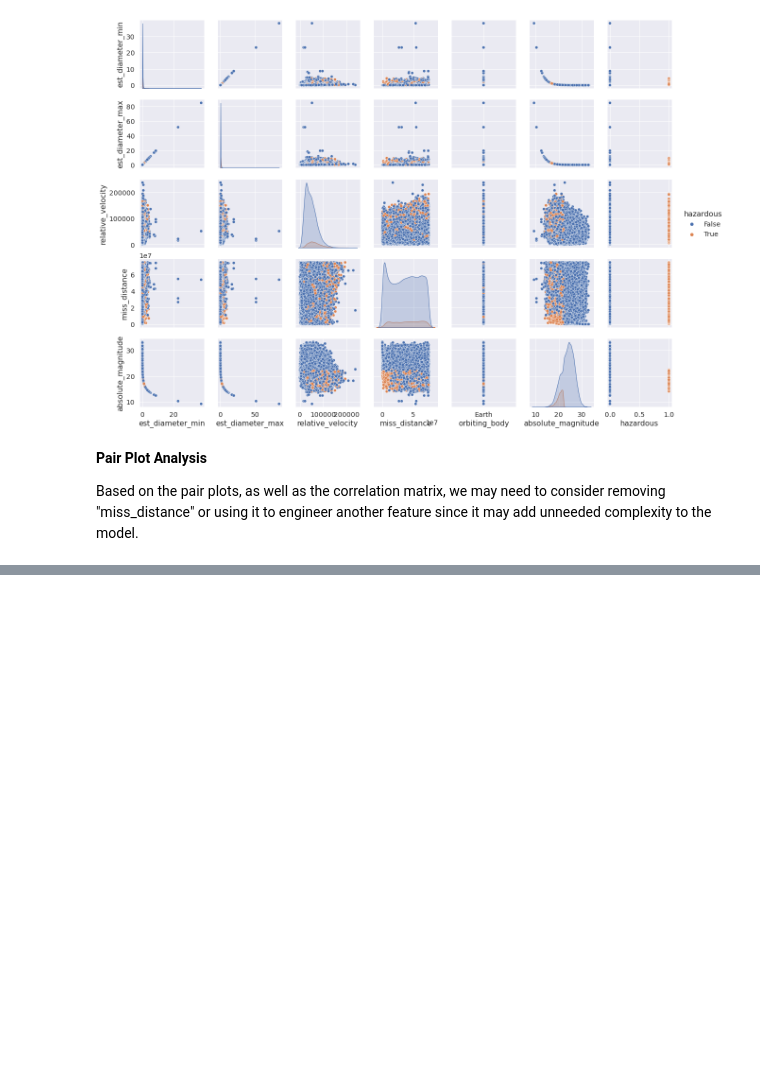
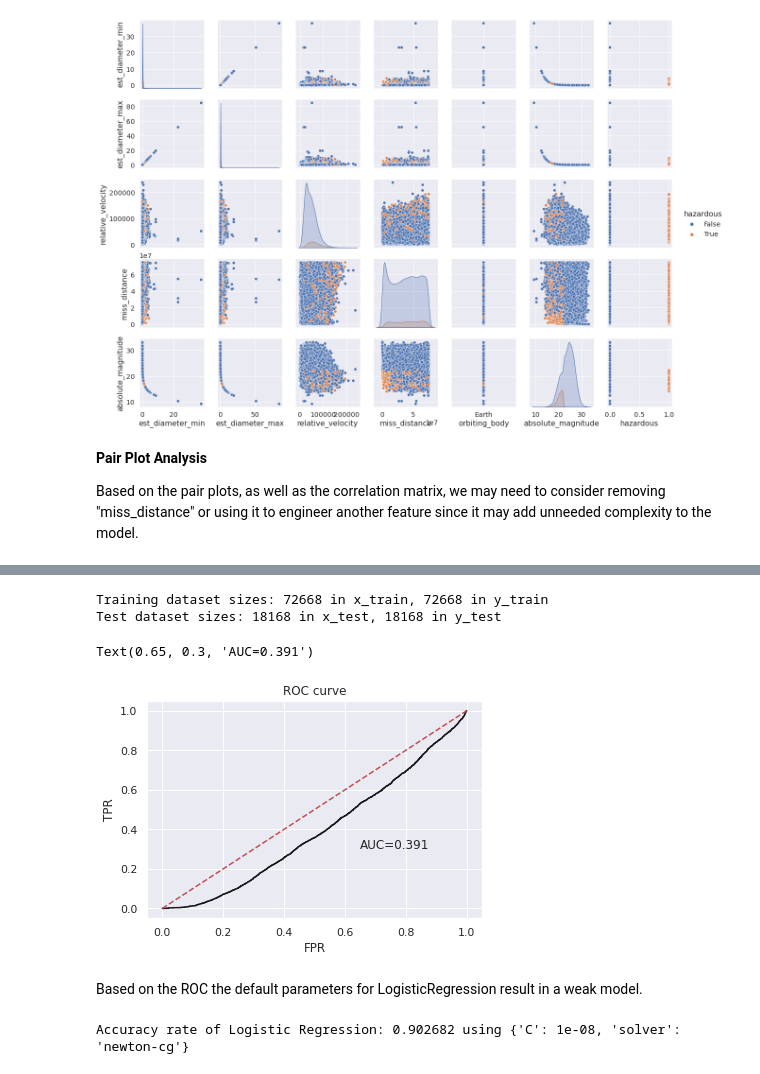
Before and after one commit to codiak/ds_notebooks, a Jupyter notebook: NASA_Dataset_Near_Earth_Object_Hazard_Model.ipynb, the cells around one changed output, grey strips where cells are left out. Cells and saved outputs as stored; diff of their text form; code cells hidden in the pictures; blank space fills up the shorter version.

Commit message:
Logistic Regression model optimized

```diff
--- a/NASA_Dataset_Near_Earth_Object_Hazard_Model.ipynb
+++ b/NASA_Dataset_Near_Earth_Object_Hazard_Model.ipynb
@@ -110,7 +118,7 @@ Looking at these histograms of the data, we can see:
 *   Even though we checked for null values, it looks like there might be a large number of zeros, and it might be worth verifying the minimum values for a few features.
 # %%
 # First lets drop the "sentry_object" feature
-cleaned = cleaned.drop(columns=["sentry_object"])
+cleaned = cleaned.drop(columns=["sentry_object", "orbiting_body"])
 
 # Then lets output minimum values and zero counts for each feature with a lot of potential zeros
 for c in ["est_diameter_min", "est_diameter_max", "relative_velocity", "miss_distance"]:
@@ -205,0 +218,54 @@ Based on the pair plots, as well as the correlation matrix, we may need to consi
+# %%
+# Prepare the data for training
+shuffle(cleaned)
+x = cleaned.drop(columns="hazardous")
+y = cleaned["hazardous"]
+x_train, x_test, y_train, y_test = train_test_split(x, y, test_size=0.2)
+
+print("Training dataset sizes: {} in x_train, {} in y_train".format(len(x_train),len(y_train)))
+print("Test dataset sizes: {} in x_test, {} in y_test".format(len(x_test), len(y_test)))
+# %% [output]
+Training dataset sizes: 72668 in x_train, 72668 in y_train
+Test dataset sizes: 18168 in x_test, 18168 in y_test
+# %%
+# Train initial, default model
+LogReg = LogisticRegression().fit(x_train, y_train)
+
+# Predict using model
+y_pred = LogReg.predict(x_test)
+
+# Evalluate model
+yp_proba = LogReg.predict_proba(x_test)
+fpr, tpr, th = roc_curve(y_test, yp_proba[:,1])
+auc = roc_auc_score(y_test, yp_proba[:,1])
+
+# plot
+plt.plot(fpr, tpr, 'k-')
+plt.plot(np.arange(0,1.1,0.1), np.arange(0,1.1,0.1), 'r--')
+plt.title('ROC curve')
+plt.xlabel('FPR')
+plt.ylabel('TPR')
+plt.text(0.65, 0.3, 'AUC='+"{:.3f}".format(auc))
+# %% [output]
+Text(0.65, 0.3, 'AUC=0.391')
+[figure, added]
+# %% [markdown]
+Based on the ROC the default parameters for LogisticRegression result in a weak model.
+# %%
+from sklearn.model_selection import GridSearchCV
+
+model = LogisticRegression()
+# Params
+# First attempt using np.logspace(-6, 6,num=11, base=10), and 10^-6 was the best value
+crange = np.logspace(-10, -6, num=5, base=10)
+grid = {
+      "solver": ['newton-cg'],
+      "C": crange,
+    }
+
+grid_search = GridSearchCV(estimator=model, param_grid=grid, n_jobs=-1, cv=5)
+grid_result = grid_search.fit(x, y)
+# summarize results
+print("Best params: %f using %s" % (grid_result.best_score_, grid_result.best_params_))
+# %% [output]
+Accuracy rate of Logistic Regression: 0.902682 using {'C': 1e-08, 'solver': 'newton-cg'}
```
Also changed, not shown: parts of 8 cells of this notebook.
